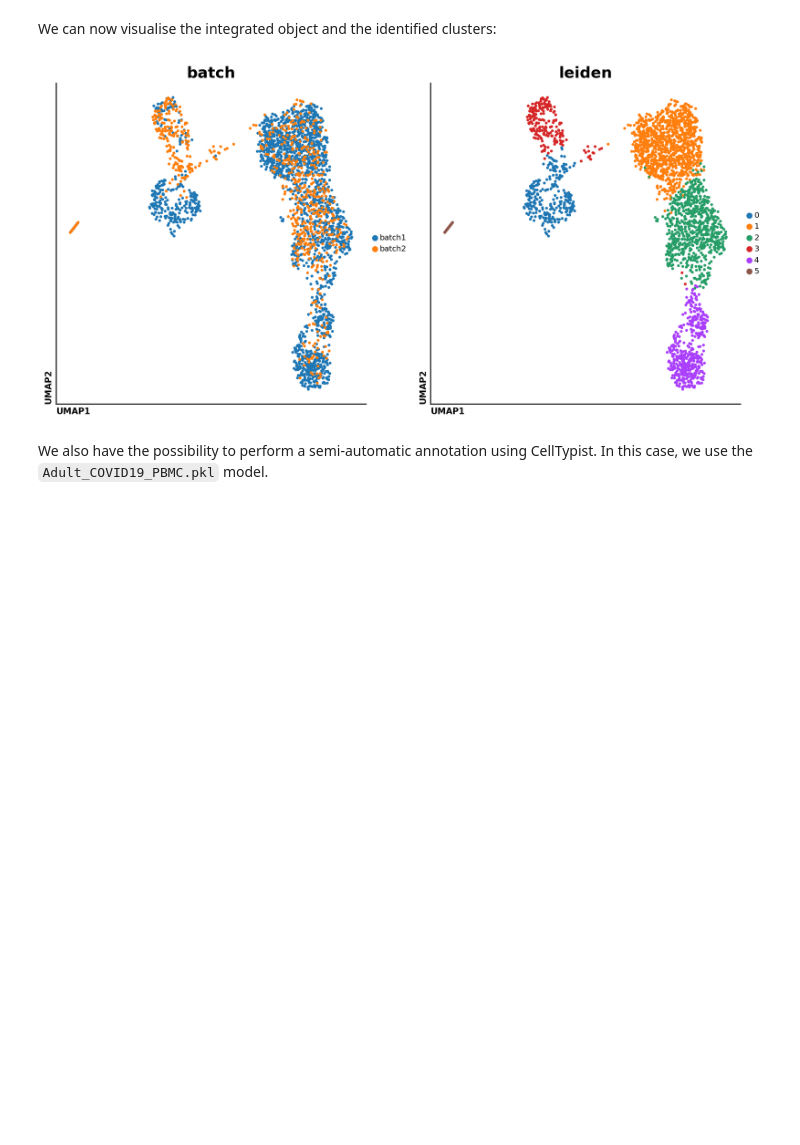
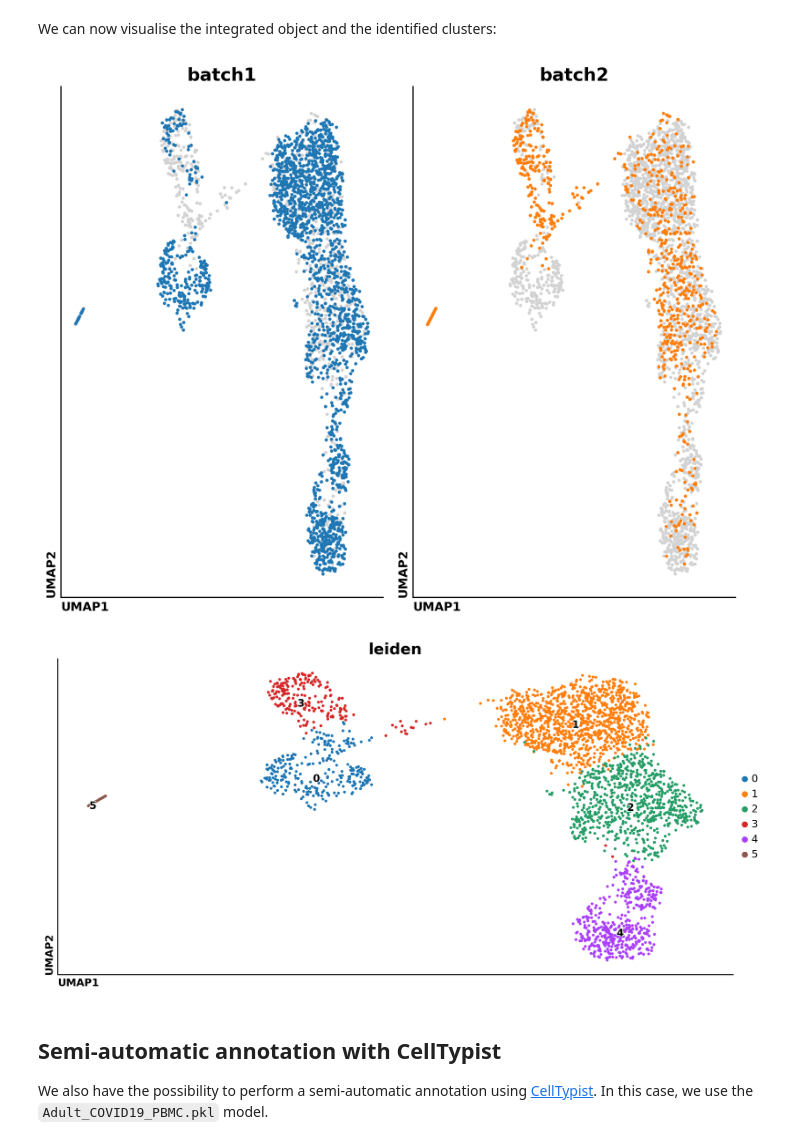
Before and after one commit to davidrm-bio/DOTools_py, a Jupyter notebook: docs/notebooks/example_10X.ipynb, the cells around one changed output. Cells and saved outputs as stored; diff of their text form; code cells hidden in the pictures; blank space fills up the shorter version.

```diff
--- a/docs/notebooks/example_10X.ipynb
+++ b/docs/notebooks/example_10X.ipynb
@@ -169,11 +200,15 @@ adata.obsm['X_CCA'].shape
 # %% [markdown]
 We can now visualise the integrated object and the identified clusters:
 # %%
-do.pl.umap(adata, ['batch', 'leiden'])
+do.pl.split_embeddding(adata, 'batch')
+do.pl.umap(adata, 'leiden', labels='leiden')
 # %% [output]
-[figure, old version]
+[figure, new version]
+[figure, added]
 # %% [markdown]
-We also have the possibility to perform a semi-automatic annotation using CellTypist. In this case, we use the  `Adult_COVID19_PBMC.pkl` model.
+## Semi-automatic annotation with CellTypist
+
+We also have the possibility to perform a semi-automatic annotation using [CellTypist](https://www.celltypist.org/). In this case, we use the  `Adult_COVID19_PBMC.pkl` model.
 # %%
 adata = do.tl.auto_annot(adata, 'leiden', model='Healthy_COVID19_PBMC.pkl', convert=False, pl_cell_prob=True)
 # %% [output]
```
Also changed, not shown: parts of 29 cells of this notebook, 7 other files.
